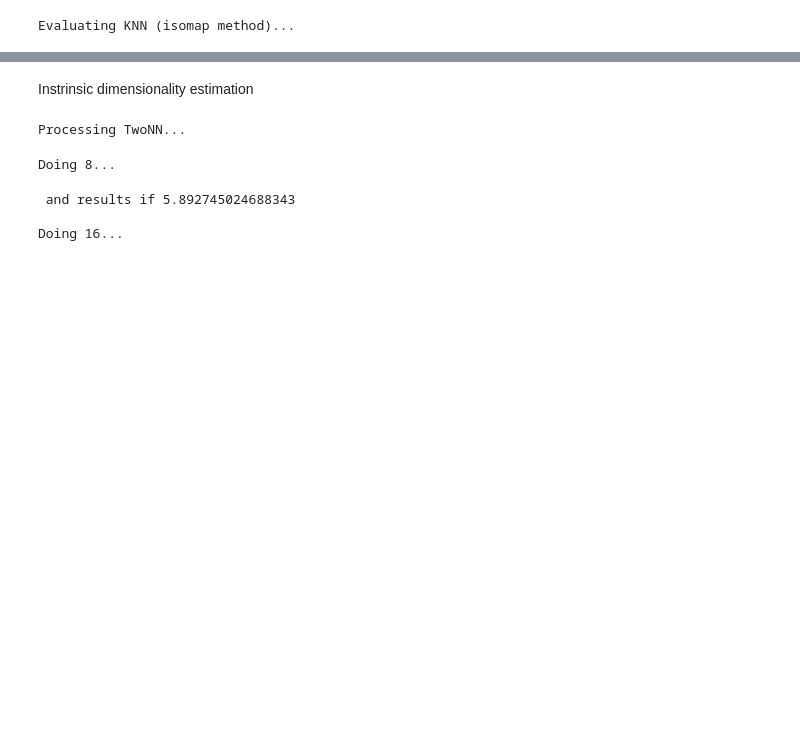
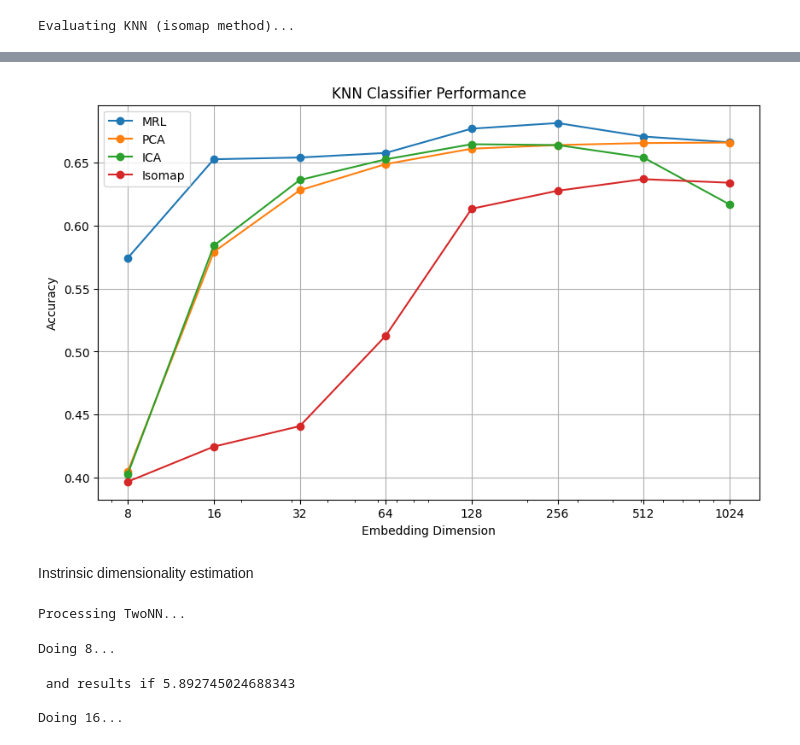
Before and after one commit to mmkuznecov/MRL, a Jupyter notebook: tests.ipynb, the cells around one changed output, grey strips where cells are left out. Cells and saved outputs as stored; diff of their text form; code cells hidden in the pictures; blank space fills up the shorter version.

```diff
--- a/tests.ipynb
+++ b/tests.ipynb
@@ -471,8 +450,13 @@ def evaluate_sklearn_classifiers(X_train, y_train, X_test, y_test, classifiers,
 from sklearn.neighbors import KNeighborsClassifier
 from sklearn.ensemble import RandomForestClassifier
 from sklearn.linear_model import LogisticRegression
+from sklearn.preprocessing import StandardScaler
 
 nesting_list = [2**i for i in range(3, 11)]  # 8, 16, 32, 64, 128, 256, 512, 1024
+
+scaler = StandardScaler()
+X_train = scaler.fit_transform(X_train)
+X_test = scaler.transform(X_test)
 # %%
 classifiers = {"KNN": KNeighborsClassifier(n_neighbors=8, n_jobs=-1),
             #    "RFC": RandomForestClassifier(random_state=42, n_jobs=-1),
@@ -532,3 +507,32 @@ plot_dimension_comparison(results_lle, 'LLE Truncation', nesting_dims=nesting_li
+# %%
+import matplotlib.pyplot as plt
+
+array_of_dicts = [results_cutoff, results_pca, results_ica, results_isomap]
+method_names = ['MRL', 'PCA', 'ICA', 'Isomap']
+
+plt.figure(figsize=(10, 6))
+for idx, method_dict in enumerate(array_of_dicts):
+    cur_dict = method_dict['KNN']
+    dimensions = []
+    accuracies = []
+    for dim, accuracy in cur_dict.items():
+        dimensions.append(dim)
+        accuracies.append(accuracy)
+    sorted_pairs = sorted(zip(dimensions, accuracies))
+    x = [dim for dim, acc in sorted_pairs]
+    y = [acc for dim, acc in sorted_pairs]
+    plt.plot(x, y, 'o-', label=f"{method_names[idx]}")
+
+plt.title('KNN Classifier Performance')
+plt.xlabel('Embedding Dimension')
+plt.ylabel('Accuracy')
+plt.xscale('log')
+plt.xticks(x, labels=x)
+plt.legend()
+plt.grid(True)
+plt.show()
+# %% [output]
+[figure, added]
 # %% [markdown]
 Instrinsic dimensionality estimation
 # %%
```
Also changed, not shown: parts of 10 cells of this notebook.
